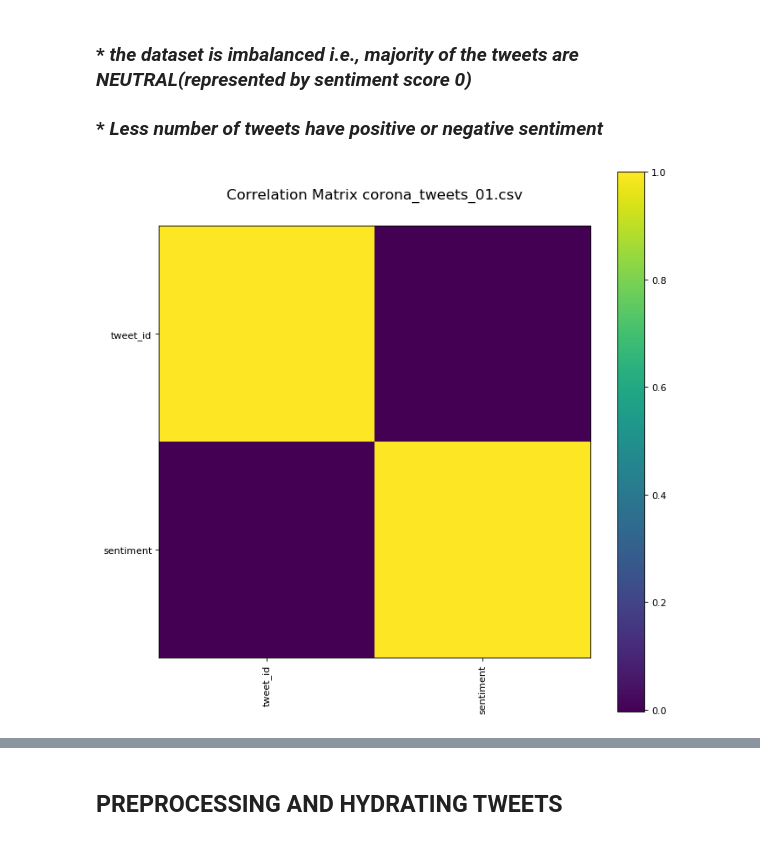
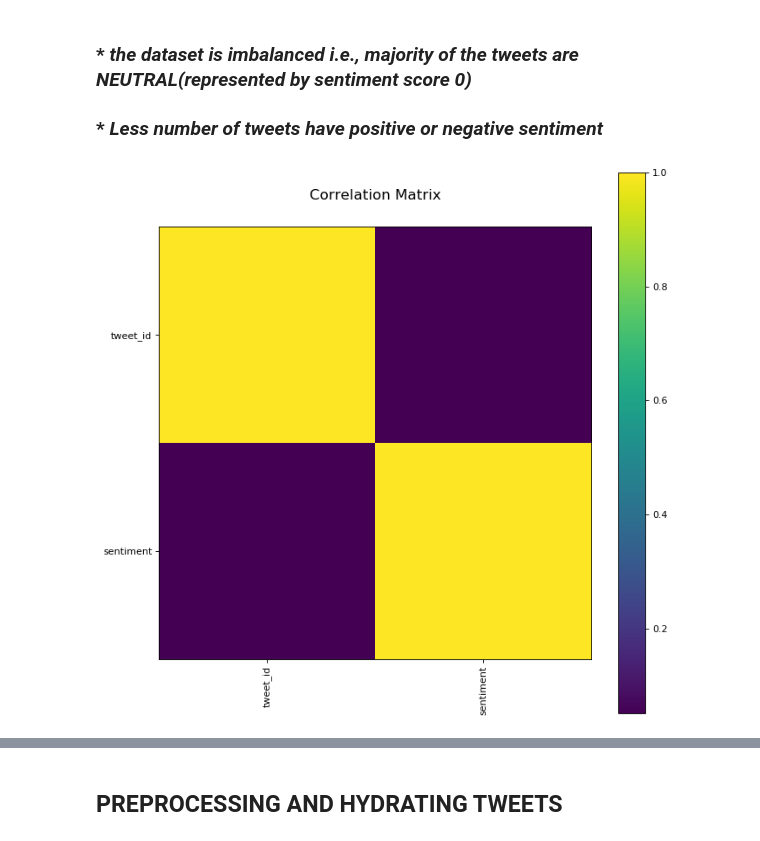
Before and after one commit to kritika2611/TWITTER-SENTIMENT-ANALYSIS-OF-COVID-19, a Jupyter notebook: SENTIMENT ANALYSIS.ipynb, the cells around one changed output, grey strips where cells are left out. Cells and saved outputs as stored; diff of their text form; code cells hidden in the pictures.

```diff
--- a/SENTIMENT ANALYSIS.ipynb
+++ b/SENTIMENT ANALYSIS.ipynb
@@ -39,0 +31,5 @@ array([ 0.35714286,  0.11607143, -0.05      , ...,  0.        ,
+# %%
+file1=file1.values
+file2=file2.values
+# %%
+file=np.concatenate((file1,file2))
@@ -39,0 +38,2 @@ array([ 0.35714286,  0.11607143, -0.05      , ...,  0.        ,
+# %%
+file=pd.DataFrame(file,columns=['Twitter Id','Sentiment Score'])
@@ -65,12 +73,12 @@ def plotCorrelationMatrix(df, graphWidth):
     plt.yticks(range(len(corr.columns)),['tweet_id','sentiment'])
     plt.gca().xaxis.tick_bottom()
     plt.colorbar(corrMat)
-    plt.title('Correlation Matrix corona_tweets_01.csv', fontsize=15)
+    plt.title('Correlation Matrix', fontsize=15)
     plt.show()
 # %%
-plotCorrelationMatrix(file1, 10)
+plotCorrelationMatrix(file, 10)
 # %% [output]
-[figure, old version]
+[figure, new version]
 # %%
 def plotScatterMatrix(df, plotSize, textSize):
     df = df.select_dtypes(include =[np.number]) # keep only numerical columns
```
Also changed, not shown: parts of 12 cells of this notebook.
